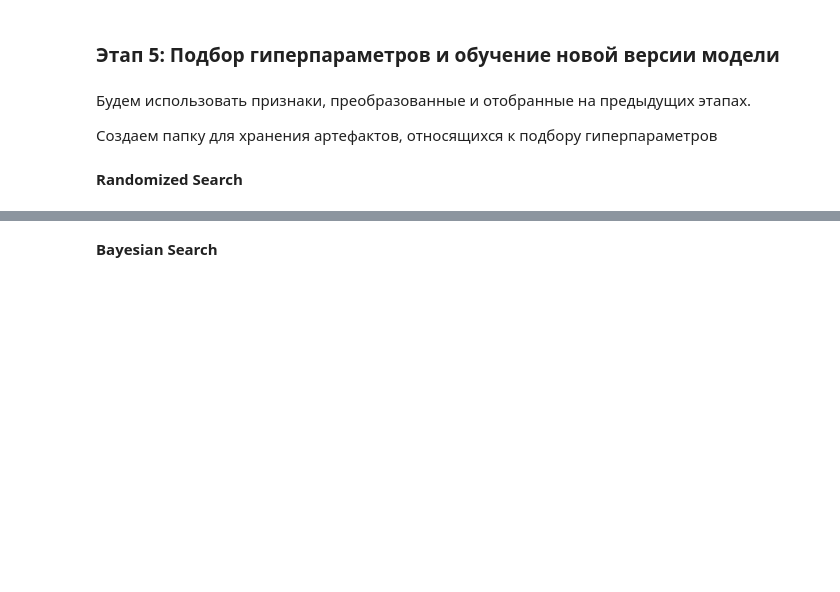
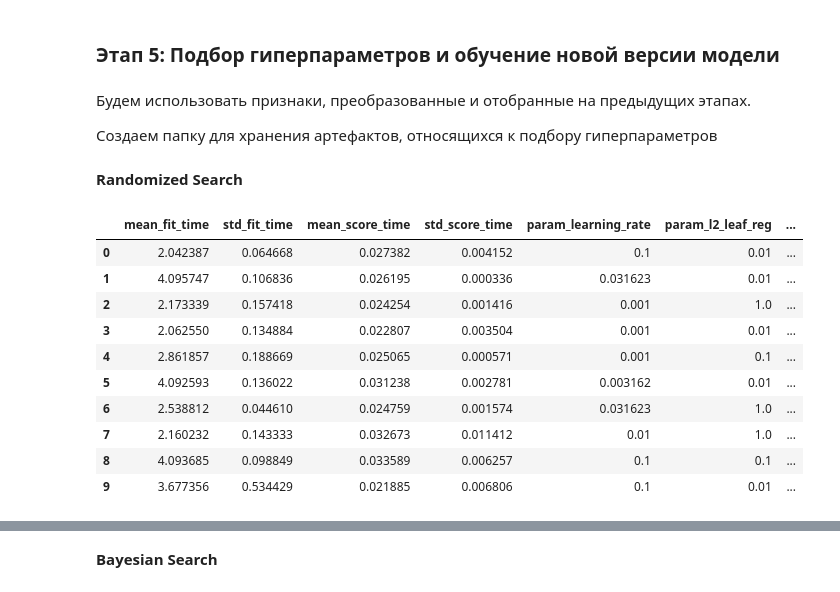
Before and after one commit to ibnkir/mle-project-sprint-2, a Jupyter notebook: model_improvement/notebook_steps_2_5.ipynb, the cells around one changed output, grey strips where cells are left out. Cells and saved outputs as stored; diff of their text form; code cells hidden in the pictures; blank space fills up the shorter version.

```diff
--- a/model_improvement/notebook_steps_2_5.ipynb
+++ b/model_improvement/notebook_steps_2_5.ipynb
@@ -441,0 +618,5 @@ model.fit(selected_encoded_X_train, y_train)
+# %%
+selected_features_indices = list(set(sffs.k_feature_idx_ + sfs.k_feature_idx_))
+
+selected_encoded_X_train = encoded_X_train.iloc[:, selected_features_indices]
+selected_encoded_X_test = encoded_X_test.iloc[:, selected_features_indices]
@@ -441,0 +625,3 @@ model.fit(selected_encoded_X_train, y_train)
+# %%
+model = CatBoostRegressor(loss_function='MAPE', verbose=False, random_state=42)
+model.fit(selected_encoded_X_train, y_train)
@@ -502,22 +706,30 @@ os.makedirs(f'../{SEARCH_HP_ASSETS}', exist_ok=True)
 # %% [markdown]
 __Randomized Search__
 # %%
-# Задаем сетку параметров
+model = CatBoostRegressor(
+    loss_function='MAPE',
+    eval_metric='MAPE',
+    iterations=100,
+    verbose=False,
+    random_state=42
+)
+
+# Cетка параметров
 params = {
-    'iterations': [100, 200, 300, 400],
     'learning_rate': np.logspace(-3, -1, 5),
     'depth': [3, 4, 5, 6, 7],
     'l2_leaf_reg': np.logspace(-2, 0, 3)
 }
 
 random_search = RandomizedSearchCV(
-    estimator=CatBoostRegressor(loss_function='MAPE', random_state=42),
+    estimator=model,
     param_distributions=params,
     scoring='neg_mean_absolute_percentage_error',
-    n_iter=20,
-    cv=5,
+    n_iter=10,
+    cv=3,
     random_state=42,
     n_jobs=-1
 )
 
 random_search.fit(selected_encoded_X_train, y_train)
+cv_results = pd.DataFrame(random_search.cv_results_)
@@ -527,3 +736,17 @@ print(cv_results)
+# %%
+cv_results
+# %% [output]
+|  | mean_fit_time | std_fit_time | mean_score_time | std_score_time | param_learning_rate | param_l2_leaf_reg | ... |
+| 0 | 2.042387 | 0.064668 | 0.027382 | 0.004152 | 0.1 | 0.01 | ... |
+| 1 | 4.095747 | 0.106836 | 0.026195 | 0.000336 | 0.031623 | 0.01 | ... |
+| 2 | 2.173339 | 0.157418 | 0.024254 | 0.001416 | 0.001 | 1.0 | ... |
+| 3 | 2.062550 | 0.134884 | 0.022807 | 0.003504 | 0.001 | 0.01 | ... |
+| 4 | 2.861857 | 0.188669 | 0.025065 | 0.000571 | 0.001 | 0.1 | ... |
+| 5 | 4.092593 | 0.136022 | 0.031238 | 0.002781 | 0.003162 | 0.01 | ... |
+| 6 | 2.538812 | 0.044610 | 0.024759 | 0.001574 | 0.031623 | 1.0 | ... |
+| 7 | 2.160232 | 0.143333 | 0.032673 | 0.011412 | 0.01 | 1.0 | ... |
+| 8 | 4.093685 | 0.098849 | 0.033589 | 0.006257 | 0.1 | 0.1 | ... |
+| 9 | 3.677356 | 0.534429 | 0.021885 | 0.006806 | 0.1 | 0.01 | ... |
 # %%
 best_params_random = random_search.best_params_
 print(best_params_random)
```
Also changed, not shown: parts of 111 cells of this notebook, 29 other files.
